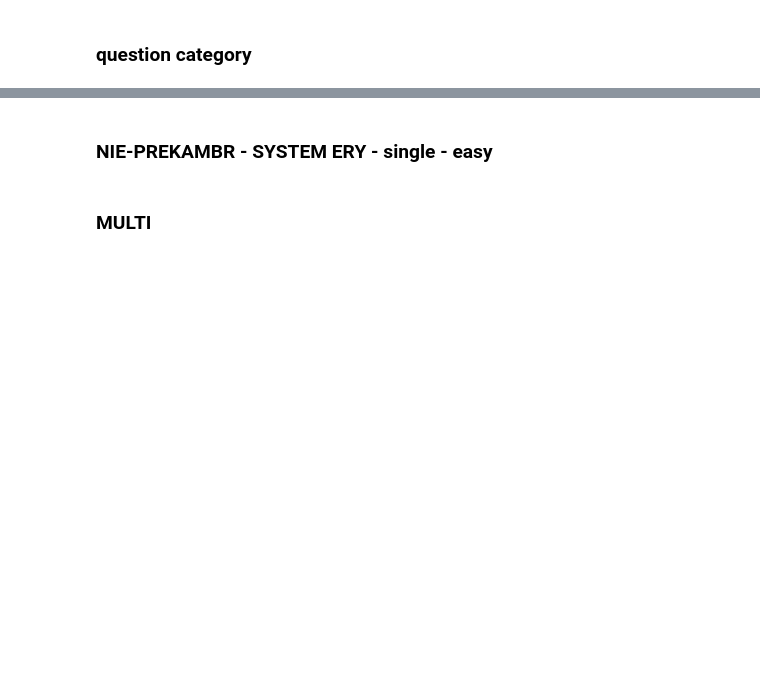
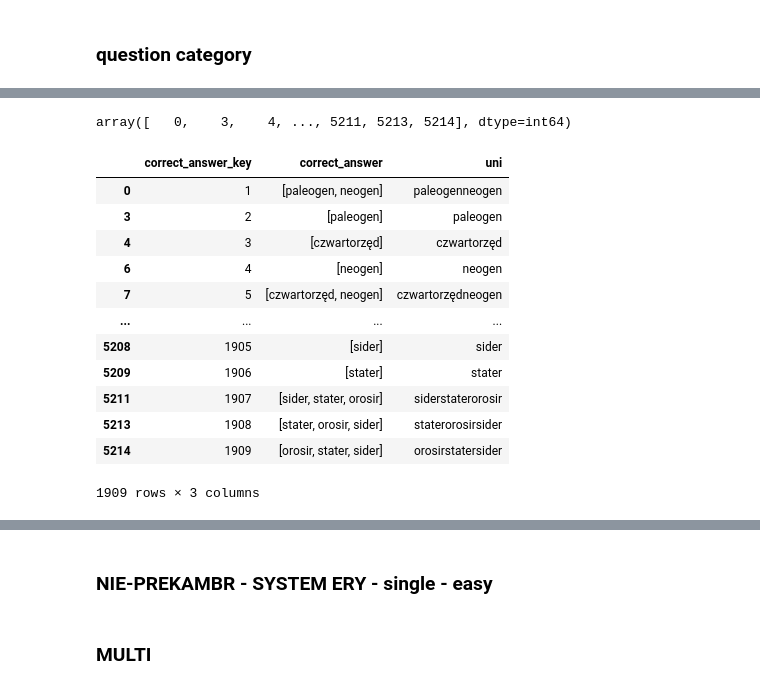
Before and after one commit to wiktorpiela/wucziapping, a Jupyter notebook: backend/question_builder/testing.ipynb, the cells around one changed output, grey strips where cells are left out. Drawn from its saved outputs; the diff is of its cells as text; code cells hidden in the pictures; blank space fills up the shorter version.

```diff
--- a/backend/question_builder/testing.ipynb
+++ b/backend/question_builder/testing.ipynb
@@ -44,0 +48,3 @@ data
+# %%
+uni_df = correct_ans['uni'].to_frame().drop_duplicates().reset_index()
+uni_df
@@ -44,0 +65,5 @@ data
+# %%
+uni_idx = uni_df['index'].values
+uni_idx
+# %% [output]
+array([   0,    3,    4, ..., 5211, 5213, 5214], dtype=int64)
@@ -44,0 +76,16 @@ data
+# %%
+correct_ans
+# %% [output]
+|  | correct_answer_key | correct_answer | uni |
+| 0 | 1 | [paleogen, neogen] | paleogenneogen |
+| 3 | 2 | [paleogen] | paleogen |
+| 4 | 3 | [czwartorzęd] | czwartorzęd |
+| 6 | 4 | [neogen] | neogen |
+| 7 | 5 | [czwartorzęd, neogen] | czwartorzędneogen |
+| ... | ... | ... | ... |
+| 5208 | 1905 | [sider] | sider |
+| 5209 | 1906 | [stater] | stater |
+| 5211 | 1907 | [sider, stater, orosir] | siderstaterorosir |
+| 5213 | 1908 | [stater, orosir, sider] | staterorosirsider |
+| 5214 | 1909 | [orosir, stater, sider] | orosirstatersider |
+1909 rows × 3 columns
```
Also changed, not shown: parts of 16 cells of this notebook, 1 other file.
